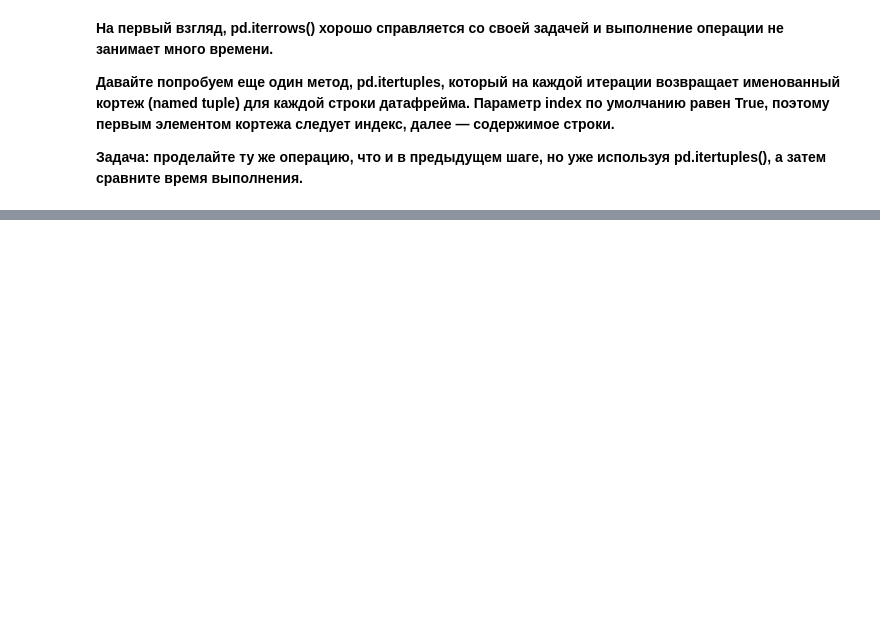
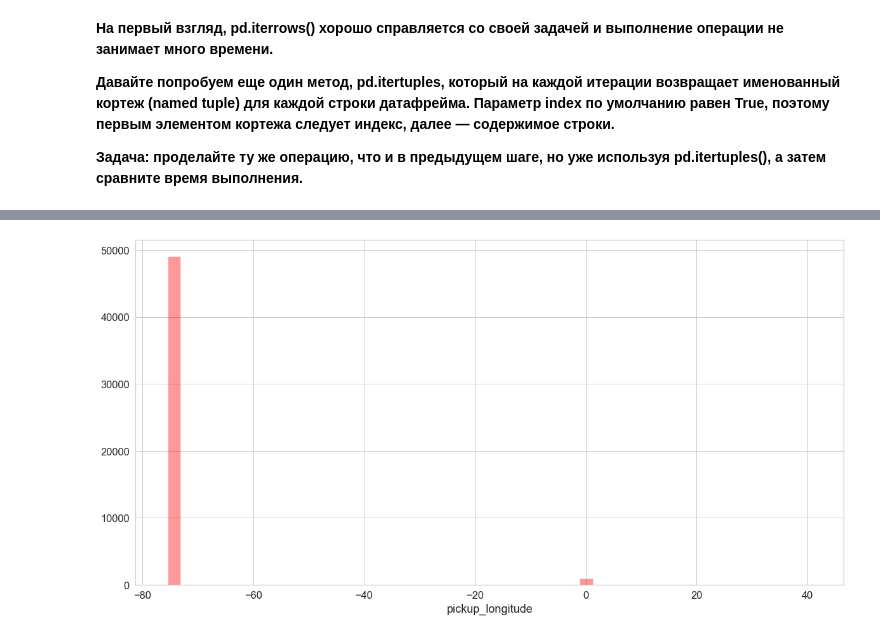
Before and after one commit to KirillRepin23/KirillRepin23, a Jupyter notebook: Python/Improved_Python_Lesson_8_Task_1.ipynb, the cells around one changed output, grey strips where cells are left out. Cells and saved outputs as stored; diff of their text form; code cells hidden in the pictures; blank space fills up the shorter version.

Commit message:
Continuing solving the task, start from .apply

```diff
--- a/Python/Improved_Python_Lesson_8_Task_1.ipynb
+++ b/Python/Improved_Python_Lesson_8_Task_1.ipynb
@@ -154,0 +196,4 @@ df.head()
+# %%
+%%timeit
+
+df['distance'] = df.apply(lambda x: haversine(x['pickup_longitude'], x['pickup_latitude'], x['dropoff_longitude'], x['dropoff_latitude']), axis=1)
@@ -154,0 +217,4 @@ df.head()
+# %%
+%%timeit
+
+df['distance'] = haversine(df['pickup_longitude'], df['pickup_latitude'], df['dropoff_longitude'], df['dropoff_latitude'])
@@ -154,0 +225,4 @@ df.head()
+# %%
+%%timeit
+
+df['distance'] = haversine(df['pickup_longitude'].values, df['pickup_latitude'].values, df['dropoff_longitude'].values, df['dropoff_latitude'].values)
@@ -154,0 +257,11 @@ df.head()
+# %%
+# Настройка графиков по умолчанию
+sns.set(
+    font_scale =1.5,
+    style      ="whitegrid",
+    rc         ={'figure.figsize':(20,10)}
+)
+# %%
+ax = sns.distplot(df['pickup_longitude'], kde = False, color = 'red')
+# %% [output]
+[figure, added]
```
Also changed, not shown: parts of 28 cells of this notebook.
